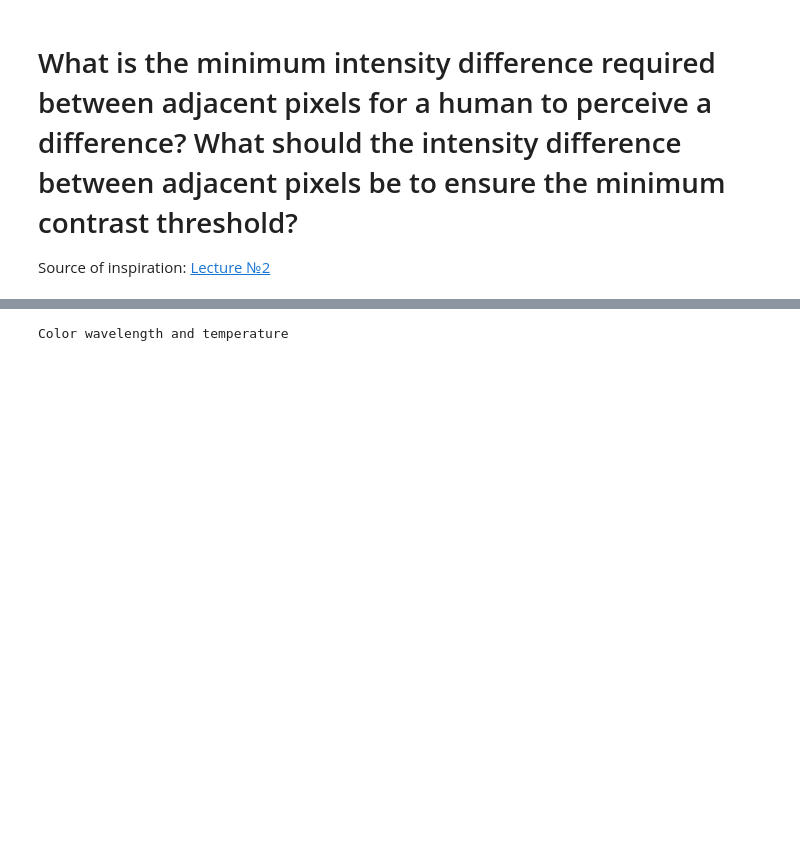
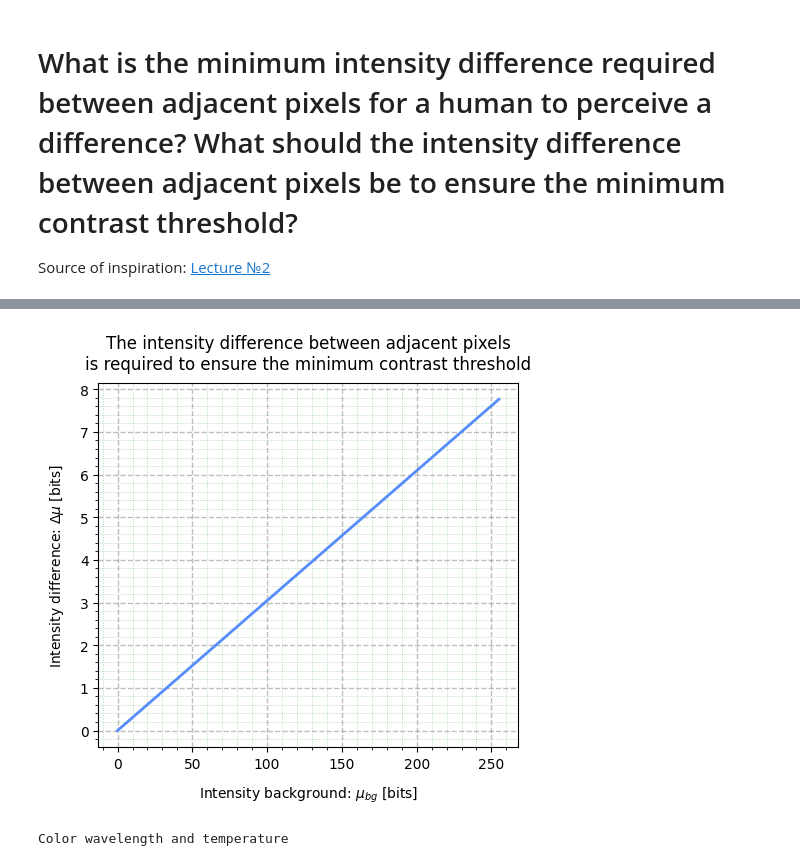
Before and after one commit to BogdanPinchuk/ComputerVision-PBY_HW2, a Jupyter notebook: Investigation.ipynb, the cells around one changed output, grey strips where cells are left out. Drawn from its saved outputs; the diff is of its cells as text; code cells hidden in the pictures; blank space fills up the shorter version.

Commit message:
[Homework2] - added calculation and charts

```diff
--- a/Investigation.ipynb
+++ b/Investigation.ipynb
@@ -102,3 +114,36 @@ $$
+# %%
+import numpy as np
+
+A_ob = 1
+A_bg = 1 * A_ob
+C_ob = 1.5 / 100
+max_bit = 255
+mu_min = 0
+mu_max = 255
+n_points = 256
+
+mu_bg = np.linspace(mu_min, mu_max, n_points)
+
+delta_mu = mu_bg * ((A_bg / A_ob) ** 2) * ((1 + C_ob) / (1 - C_ob) - 1)
+# %%
+import matplotlib.pyplot as plt
+
+_, axes = plt.subplots(figsize=(5, 5))
+ax = axes
+
+ax.plot(mu_bg, delta_mu, linewidth=2.0)
+
+ax.grid(axis='both', visible=True, which='major', ls='--', linewidth=1.0, color='tab:gray')
+ax.minorticks_on()
+ax.grid(axis='both', visible=True, which='minor', ls=':', linewidth=0.5, color='tab:green')
+ax.set_title(f"The intensity difference between adjacent pixels\nis required to ensure the minimum contrast threshold", pad=10, loc='center', color='black')
+ax.set_xlabel(f"Intensity background: $\\mu_{{bg}}$ [bits]", labelpad=10, loc='center', color='black')
+ax.set_ylabel(f"Intensity difference: $\\Delta \\mu$ [bits]", labelpad=10, loc='center', color='black')
+
+plt.tight_layout()
+plt.show()
+# %% [output]
+[figure, added]
 # %%
 import apps.reporter as rpt
 
```
Also changed, not shown: parts of 2 cells of this notebook.
